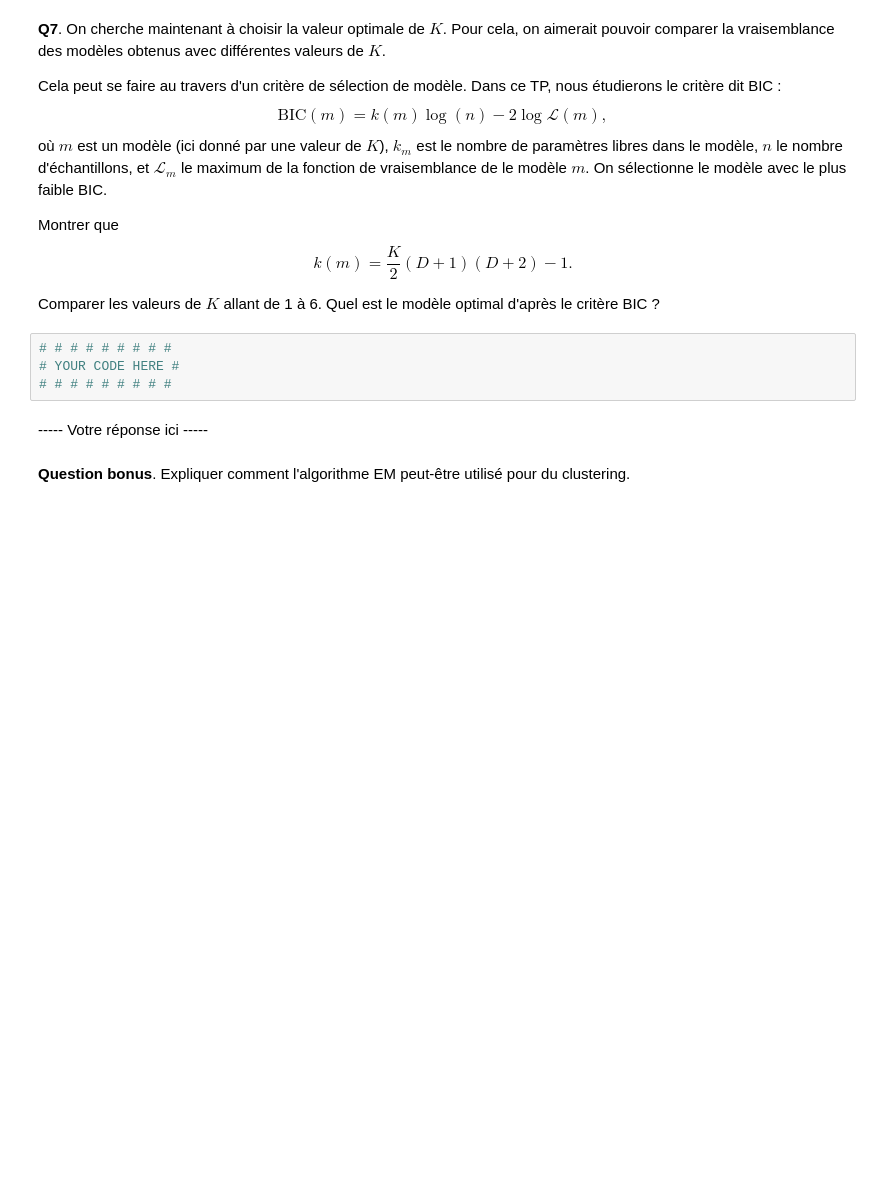
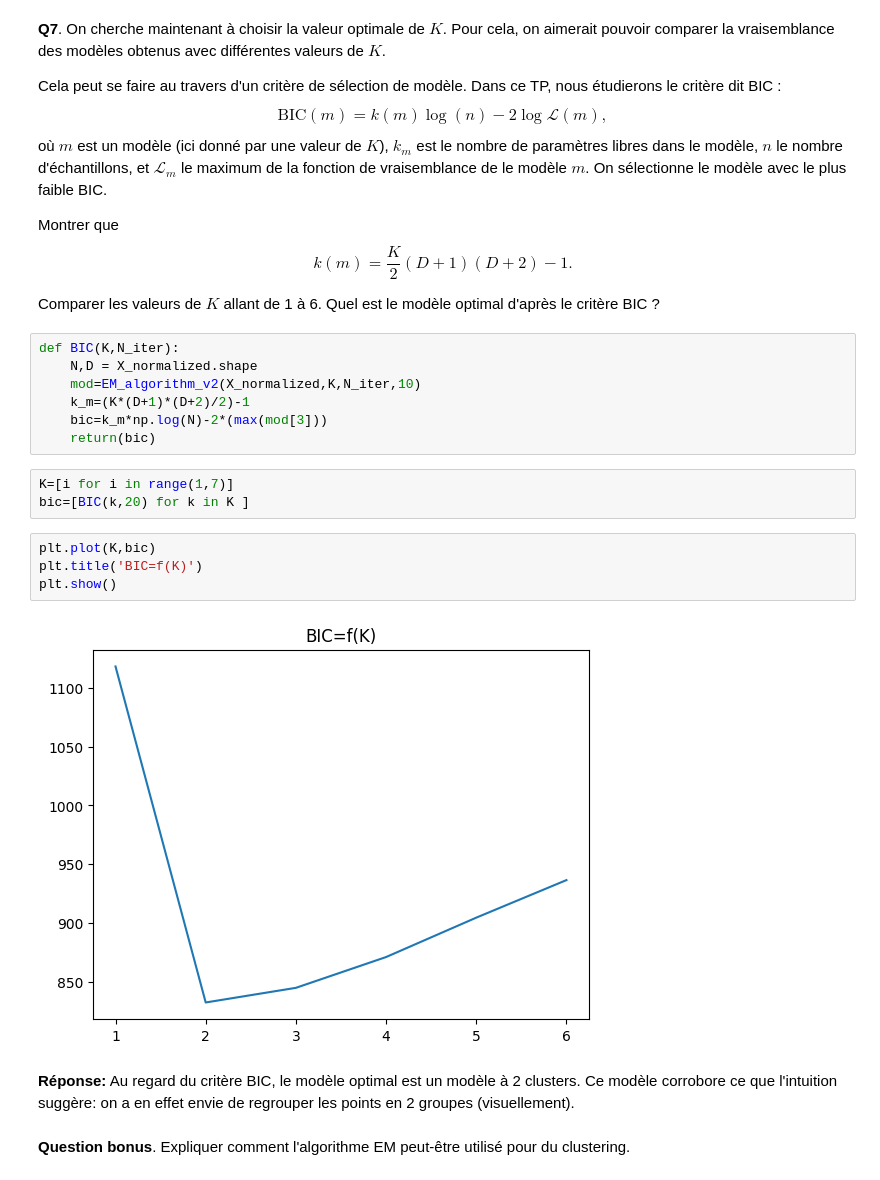
Before and after one commit to felixmnnr/SDI_IES, a Jupyter notebook: tp1_MONNIER_VASSEUR.ipynb, the cells around one changed output. Saved outputs shown, nothing was run; the diff lists cells and outputs as text; blank space fills up the shorter version.

```diff
--- a/tp1_MONNIER_VASSEUR.ipynb
+++ b/tp1_MONNIER_VASSEUR.ipynb
@@ -199,12 +245,23 @@ Montrer que $$k(m) = \frac{K}{2} (D+1)(D+2) - 1.$$
 
 Comparer les valeurs de $K$ allant de 1 à 6. Quel est le modèle optimal d'après le critère BIC ?
 # %%
-# # # # # # # # #
-# YOUR CODE HERE #
-# # # # # # # # #
+def BIC(K,N_iter):
+    N,D = X_normalized.shape
+    mod=EM_algorithm_v2(X_normalized,K,N_iter,10)
+    k_m=(K*(D+1)*(D+2)/2)-1
+    bic=k_m*np.log(N)-2*(max(mod[3]))
+    return(bic)
+# %%
+K=[i for i in range(1,7)]
+bic=[BIC(k,20) for k in K ]
+# %%
+plt.plot(K,bic)
+plt.title('BIC=f(K)')
+plt.show()
+# %% [output]
+[figure, added]
 # %% [markdown]
-
------ Votre réponse ici -----
+**Réponse:** Au regard du critère BIC, le modèle optimal est un modèle à 2 clusters. Ce modèle corrobore ce que l'intuition suggère: on a en effet envie de regrouper les points en 2 groupes (visuellement).
 # %% [markdown]
 **Question bonus**. Expliquer comment l'algorithme EM peut-être utilisé pour du clustering.
 # %% [markdown]
```
Also changed, not shown: parts of 9 cells of this notebook.
